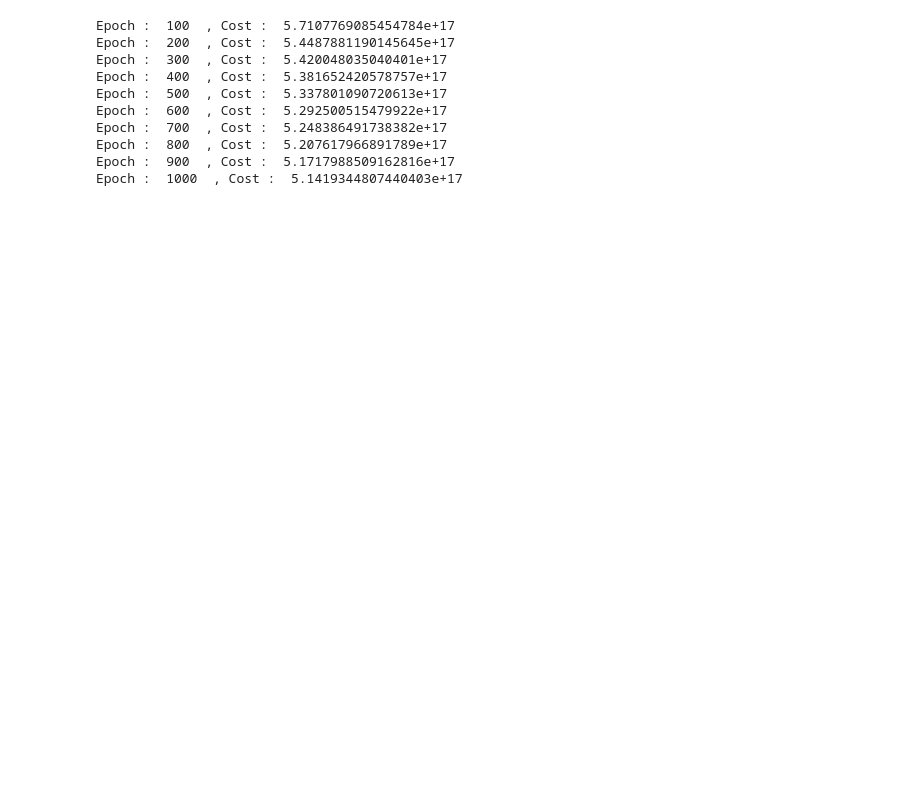
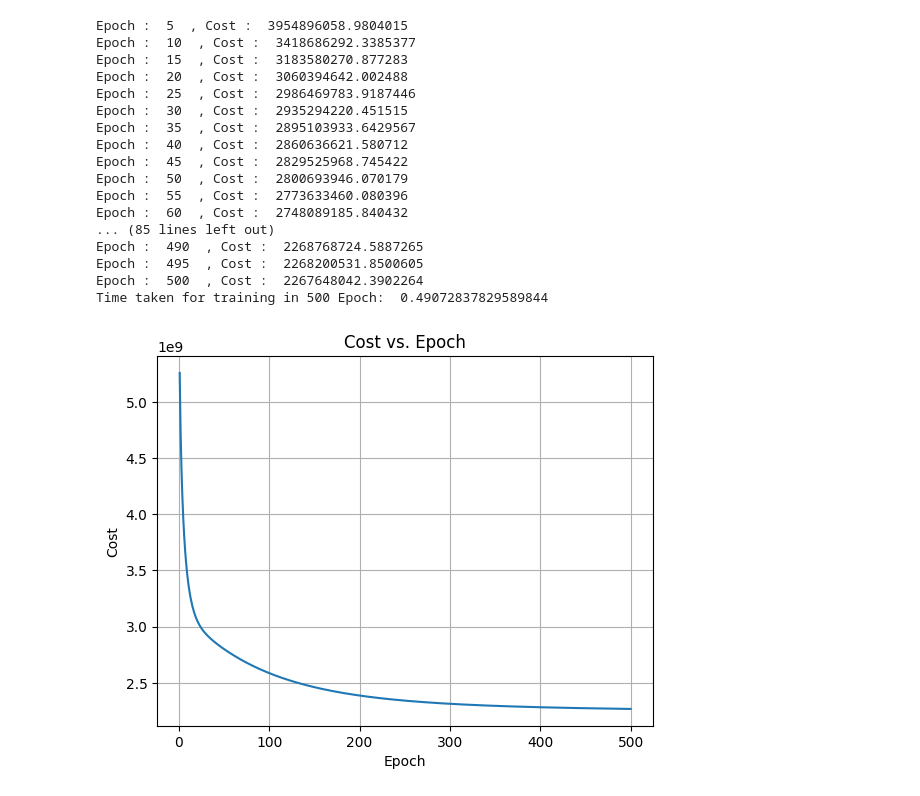
Before and after one commit to RudranilJadhav/24095043-CSoC25-IG, a Jupyter notebook: Prerequisites/Part2.ipynb, the cells around one changed output. Saved outputs shown, nothing was run; the diff lists cells and outputs as text; code cells hidden in the pictures; blank space fills up the shorter version.

```diff
--- a/Prerequisites/Part2.ipynb
+++ b/Prerequisites/Part2.ipynb
@@ -58,21 +55,43 @@ def gradient_decent(w,b,lr):
 # %%
-w=[0]*12
+w=[0]*len(x_train[0])
 b=0
-for epoch in range(1000):
-    w,b=gradient_decent(w,b,5)
-    if((epoch+1)%100==0):
-        print("Epoch : ",epoch+1 ," , Cost : ",cost(w,b))
+cost_list=[]
+
+start = time.time()
+for epoch in range(500):
+    w,b=gradient_decent(w,b,1.25)
+    if((epoch+1)%5==0):
+        print("Epoch : ",epoch+1 ," , Cost : ",cost(w,b,x_train,y_train))
+    cost_list.append(cost(w,b,x_train,y_train))
+end = time.time()
+print("Time taken for training in 500 Epoch: ",end-start)
 # %% [output]
-Epoch :  100  , Cost :  5.7107769085454784e+17
-Epoch :  200  , Cost :  5.4487881190145645e+17
-Epoch :  300  , Cost :  5.420048035040401e+17
-Epoch :  400  , Cost :  5.381652420578757e+17
-Epoch :  500  , Cost :  5.337801090720613e+17
-Epoch :  600  , Cost :  5.292500515479922e+17
-Epoch :  700  , Cost :  5.248386491738382e+17
-Epoch :  800  , Cost :  5.207617966891789e+17
-Epoch :  900  , Cost :  5.1717988509162816e+17
-Epoch :  1000  , Cost :  5.1419344807440403e+17
+Epoch :  5  , Cost :  3954896058.9804015
+Epoch :  10  , Cost :  3418686292.3385377
+Epoch :  15  , Cost :  3183580270.877283
+Epoch :  20  , Cost :  3060394642.002488
+Epoch :  25  , Cost :  2986469783.9187446
+Epoch :  30  , Cost :  2935294220.451515
+Epoch :  35  , Cost :  2895103933.6429567
+Epoch :  40  , Cost :  2860636621.580712
+Epoch :  45  , Cost :  2829525968.745422
+Epoch :  50  , Cost :  2800693946.070179
+Epoch :  55  , Cost :  2773633460.080396
+Epoch :  60  , Cost :  2748089185.840432
+... (85 lines left out)
+Epoch :  490  , Cost :  2268768724.5887265
+Epoch :  495  , Cost :  2268200531.8500605
+Epoch :  500  , Cost :  2267648042.3902264
+Time taken for training in 500 Epoch:  0.49072837829589844
+# %%
+plt.plot(range(1, 501), cost_list)
+plt.xlabel('Epoch')
+plt.ylabel('Cost')
+plt.title('Cost vs. Epoch')
+plt.grid(True)
+plt.show()
+# %% [output]
+[figure, added]
 # %%
 y_hat=[0]*len(x_test)
 for i in range(len(x_test)):
```
Also changed, not shown: parts of 7 cells of this notebook, 5 other files.
